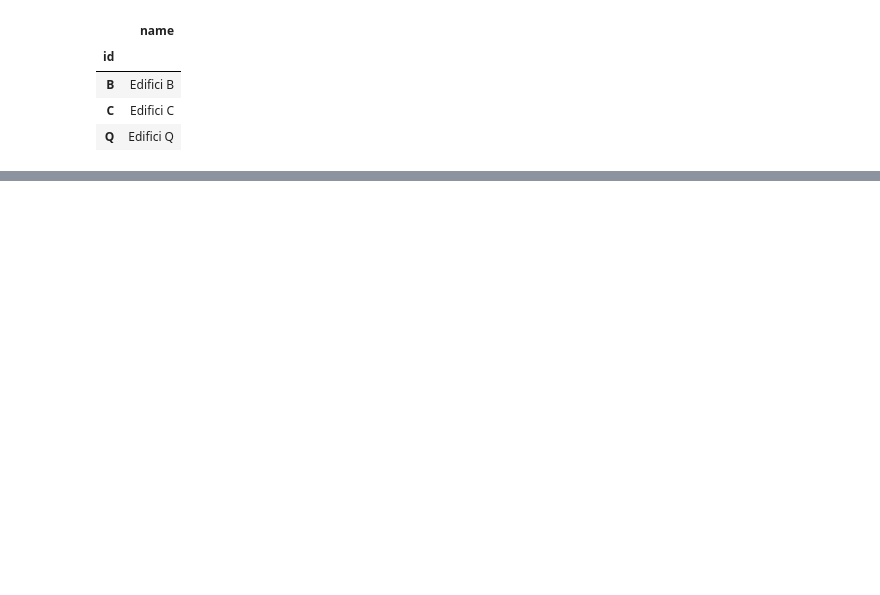
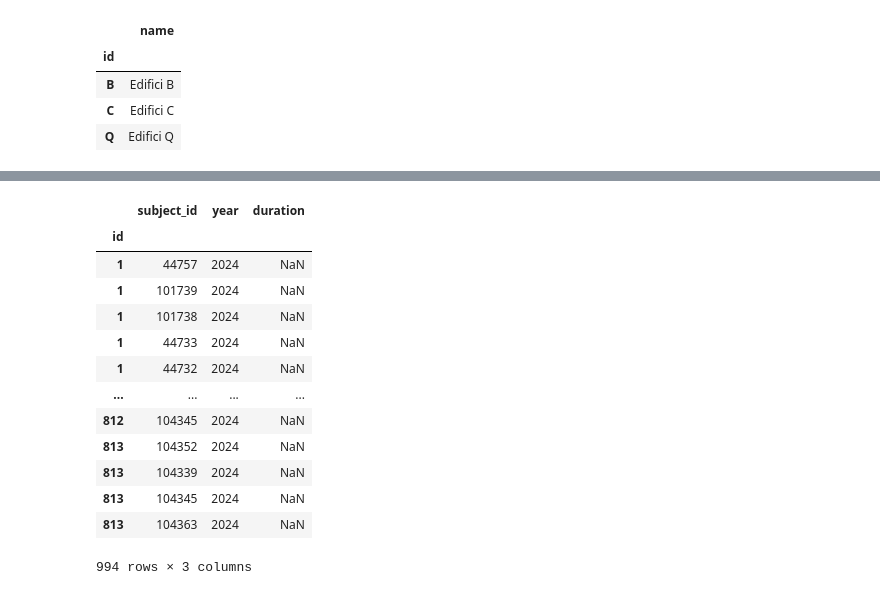
Before and after one commit to xavi-burgos99/optimitzuab, a Jupyter notebook: notebooks/refactor.ipynb, the cells around one changed output, grey strips where cells are left out. Saved outputs shown, nothing was run; the diff lists cells and outputs as text; code cells hidden in the pictures; blank space fills up the shorter version.

```diff
--- a/notebooks/refactor.ipynb
+++ b/notebooks/refactor.ipynb
@@ -89,0 +136,34 @@ grade_ids
+# %%
+# Create a new "subject_group" csv file with the columns "id", "subject_id", "year" and "duration"
+subject_groups = pd.DataFrame(columns=['id', 'subject_id', 'year', 'duration'])
+
+# Add the values "id", "building_id", "name" and "period" to the columns
+subject_groups['id'] = calendar_group['ID_COD_GRUPO']
+subject_groups['subject_id'] = calendar_group['ID_ASIGNATURA']
+subject_groups['year'] = calendar_group['ID_CURSO_ACADEMICO']
+
+# Remove the duplicates
+subject_groups = subject_groups.drop_duplicates()
+
+# Sort the values by the column "id"
+subject_groups = subject_groups.sort_values(by='id')
+
+# Change the index to the column "id"
+subject_groups = subject_groups.set_index('id')
+
+subject_groups
+# %% [output]
+|  | subject_id | year | duration |
+| id |  |  |  |
+| 1 | 44757 | 2024 | NaN |
+| 1 | 101739 | 2024 | NaN |
+| 1 | 101738 | 2024 | NaN |
+| 1 | 44733 | 2024 | NaN |
+| 1 | 44732 | 2024 | NaN |
+| ... | ... | ... | ... |
+| 812 | 104345 | 2024 | NaN |
+| 813 | 104352 | 2024 | NaN |
+| 813 | 104339 | 2024 | NaN |
+| 813 | 104345 | 2024 | NaN |
+| 813 | 104363 | 2024 | NaN |
+994 rows × 3 columns
```
Also changed, not shown: parts of 7 cells of this notebook, 1 other file.
